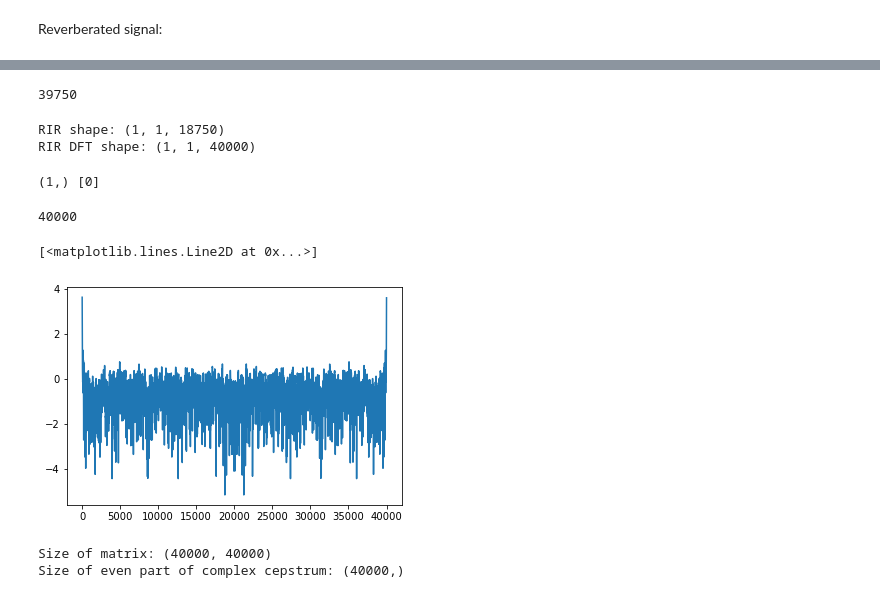
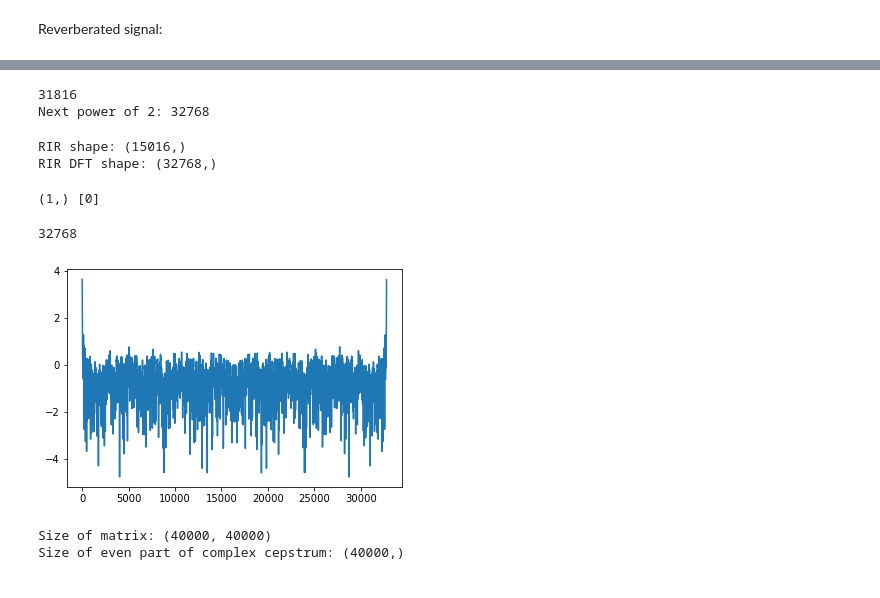
Before and after one commit to FredReeva/SASP-FDN-Dereverb, a Jupyter notebook: Dereverb Project - Jupyter/DereverbProject.ipynb, the cells around one changed output, grey strips where cells are left out. Saved outputs shown, nothing was run; the diff lists cells and outputs as text; code cells hidden in the pictures.

```diff
--- a/Dereverb Project - Jupyter/DereverbProject.ipynb
+++ b/Dereverb Project - Jupyter/DereverbProject.ipynb
@@ -27,7 +27,7 @@ ipd.Image(filename = "images/RevTime1.png", width = 600, height = 300)
 # %% [markdown]
 Let's define some parameters:
 # %%
-fs = 10000 # sampling rate (Hz)
+fs = 8000 # sampling rate (Hz)
 
 rt60_tgt = 0.6  # reverberation time (s)
 room_dim = [10, 7.5, 3.5]  # room dimensions (m)
@@ -146,21 +146,25 @@ ipd.display(ipd.Audio(room.mic_array.signals[0, :], rate=fs))
 [interactive output not drawn]
 # %%
 # select a large number so that signals are all the same length:
-N_samples = 40000
-print(len(room.mic_array.signals[0, :]))
+sig_length = len(room.mic_array.signals[0, :])
+N_samples = int(pow(2, np.ceil(np.log(sig_length)/np.log(2))))
+
+print(sig_length)
+print('Next power of 2:', N_samples)
 # %% [output]
-39750
+31816
+Next power of 2: 32768
 # %%
 # step 1
 #h = np.squeeze(np.asarray(room.rir))
-h = np.array(room.rir)
+h = np.squeeze(np.array(room.rir))
 H = np.fft.fft(h, n=N_samples)
 
 print('RIR shape:', h.shape)
 print('RIR DFT shape:', H.shape)
 # %% [output]
-RIR shape: (1, 1, 18750)
-RIR DFT shape: (1, 1, 40000)
+RIR shape: (15016,)
+RIR DFT shape: (32768,)
 # %%
 # is DFT correct? yes. prove...
 # freqaxis=np.fft.fftfreq(len(h[0,:]))
@@ -199,19 +203,17 @@ print(k.shape,n)
 # %%
 # step 2
 # H_hat
-H = np.squeeze(H)
 H_amp_log = np.log(np.abs(H))
 H_phase = np.angle(H)
 H_hat = H_amp_log + H_phase
 
 N = H.shape[-1]
 k = np.arange(0,N)
 print(N)
-plt.plot(H_amp_log)
+plt.plot(H_amp_log);
 # %% [output]
-40000
+32768
-[<matplotlib.lines.Line2D at 0x...>]
-[figure, old version]
+[figure, new version]
 # %%
 # step 3
 # INFERNALE (1 minuto e mezzo a 8kHz, 5 minuti a 16kHz)
```
Also changed, not shown: parts of 3 cells of this notebook, 2 other files.
